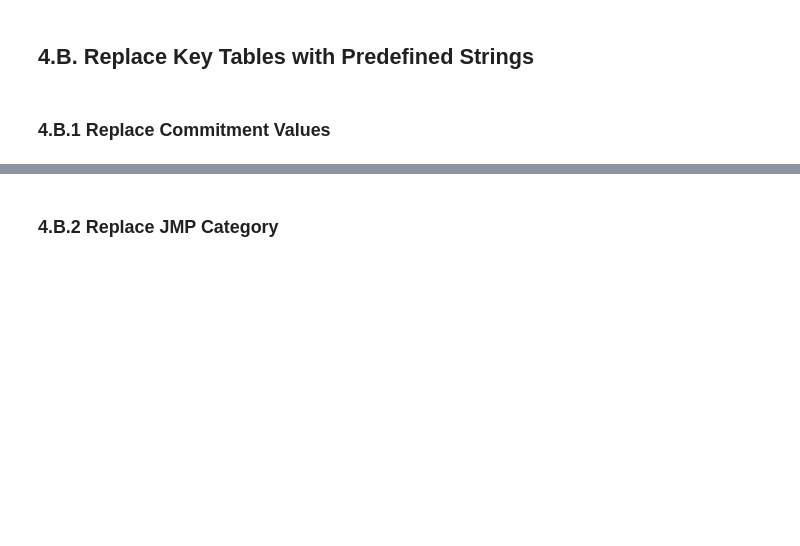
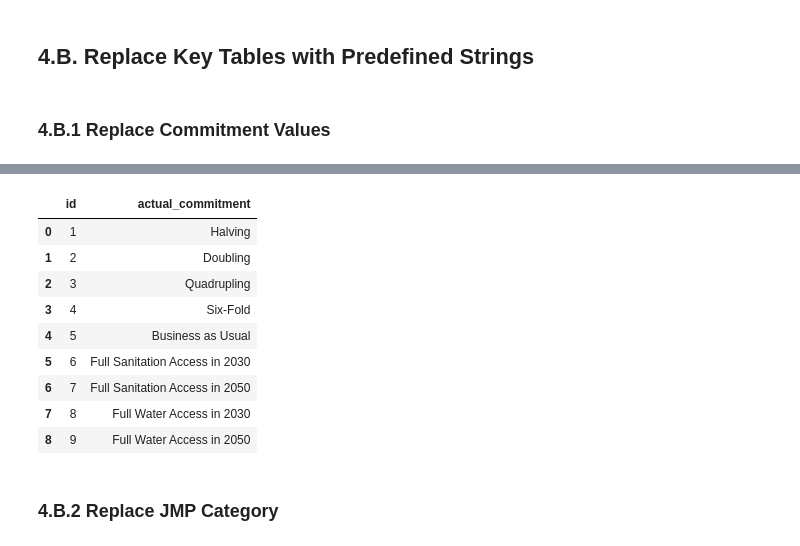
Before and after one commit to akvo/wash-futures-explorer, a Jupyter notebook: doc/table-proposal.ipynb, the cells around one changed output, grey strips where cells are left out. Drawn from its saved outputs; the diff is of its cells as text; code cells hidden in the pictures; blank space fills up the shorter version.

Commit message:
[#10] Update key actual commitment

```diff
--- a/doc/table-proposal.ipynb
+++ b/doc/table-proposal.ipynb
@@ -612,3 +774,22 @@ replace_key_table_values("commitment", {
+# %%
+replace_key_table_values("actual_commitment", {
+    "0.5x": "Halving",
+    "2x": "Doubling",
+    "4x": "Quadrupling",
+    "6x": "Six-Fold",
+    "Base": "Business as Usual"
+})
+# %% [output]
+|  | id | actual_commitment |
+| 0 | 1 | Halving |
+| 1 | 2 | Doubling |
+| 2 | 3 | Quadrupling |
+| 3 | 4 | Six-Fold |
+| 4 | 5 | Business as Usual |
+| 5 | 6 | Full Sanitation Access in 2030 |
+| 6 | 7 | Full Sanitation Access in 2050 |
+| 7 | 8 | Full Water Access in 2030 |
+| 8 | 9 | Full Water Access in 2050 |
 # %% [markdown]
 ### 4.B.2 Replace JMP Category
 # %%
```
Also changed, not shown: parts of 21 cells of this notebook, 1 other file.
